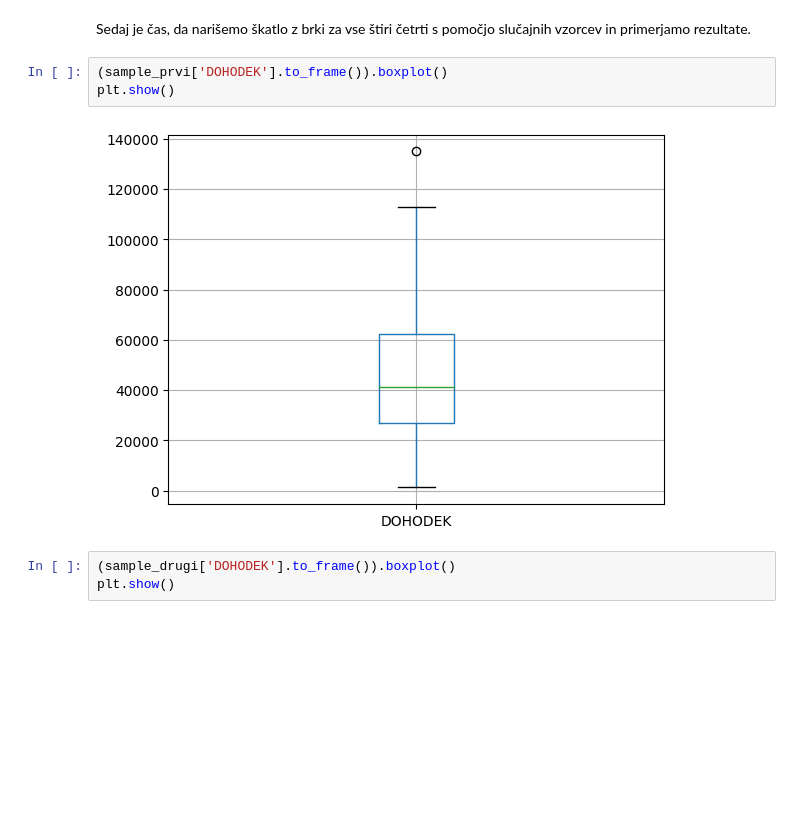
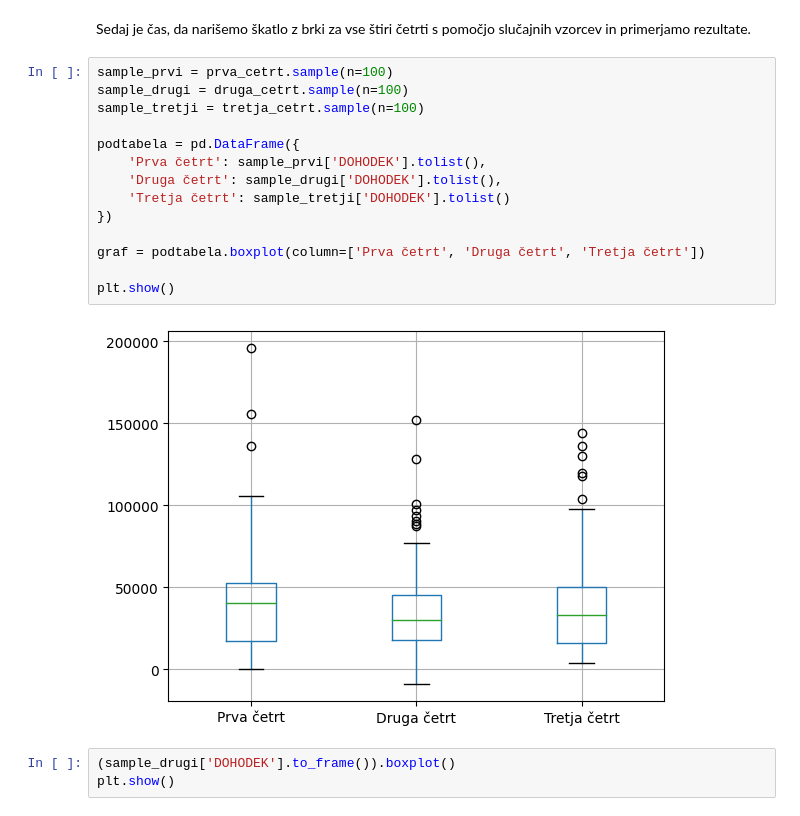
Before and after one commit to MartinZust123/Analysis-of-data-about-Kibergrad, a Jupyter notebook: Priloge/Kibergrad.ipynb, the cells around one changed output. Saved outputs shown, nothing was run; the diff lists cells and outputs as text; blank space fills up the shorter version.

```diff
--- a/Priloge/Kibergrad.ipynb
+++ b/Priloge/Kibergrad.ipynb
@@ -419,11 +403,22 @@ sample_prvi
 100 rows × 6 columns
 # %% [markdown]
 Sedaj je čas, da narišemo škatlo z brki za vse štiri četrti s pomočjo slučajnih vzorcev in primerjamo rezultate.
-# %%
-(sample_prvi['DOHODEK'].to_frame()).boxplot()
-plt.show()
-# %% [output]
-[figure, removed]
+# %%
+sample_prvi = prva_cetrt.sample(n=100)
+sample_drugi = druga_cetrt.sample(n=100)
+sample_tretji = tretja_cetrt.sample(n=100)
+
+podtabela = pd.DataFrame({
+    'Prva četrt': sample_prvi['DOHODEK'].tolist(),
+    'Druga četrt': sample_drugi['DOHODEK'].tolist(),
+    'Tretja četrt': sample_tretji['DOHODEK'].tolist()
+})
+
+graf = podtabela.boxplot(column=['Prva četrt', 'Druga četrt', 'Tretja četrt'])
+
+plt.show()
+# %% [output]
+[figure, added]
 # %%
 (sample_drugi['DOHODEK'].to_frame()).boxplot()
 plt.show()
```
Also changed, not shown: parts of 2 cells of this notebook.
